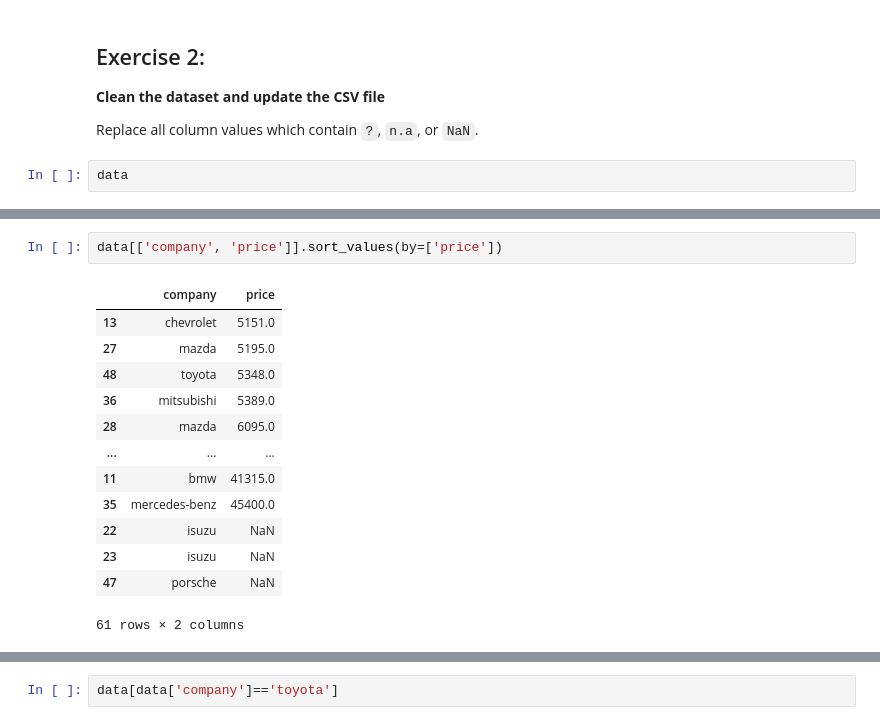
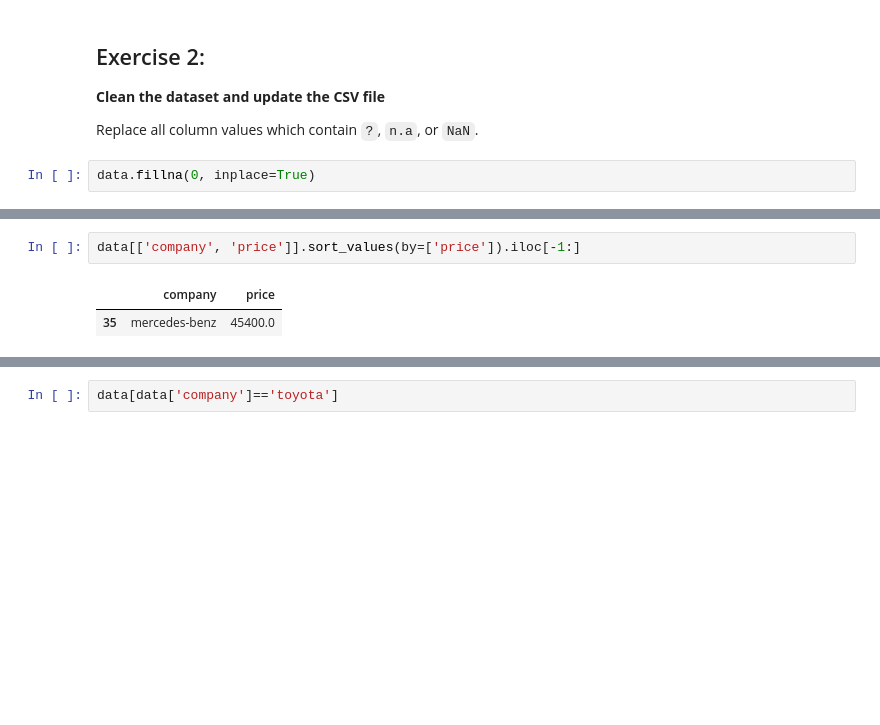
Before and after one commit to hassanoubrahim/M111-Advanced-Python-and-Database-Management, a Jupyter notebook: day01/exercises/04_Pandas.ipynb, the cells around one changed output, grey strips where cells are left out. Saved outputs shown, nothing was run; the diff lists cells and outputs as text; blank space fills up the shorter version.

```diff
--- a/day01/exercises/04_Pandas.ipynb
+++ b/day01/exercises/04_Pandas.ipynb
@@ -24,4 +24,4 @@ Python Pandas printing last 5 rows
 
 Replace all column values which contain `?`, `n.a`, or `NaN`.
 # %%
-data
+data.fillna(0, inplace=True)
@@ -49,21 +35,10 @@ Print most expensive car’s company name and price.
 
 ![pandas_printing_most_costly_car_name.webp](attachment:pandas_printing_most_costly_car_name.webp)
 # %%
-data[['company', 'price']].sort_values(by=['price'])
+data[['company', 'price']].sort_values(by=['price']).iloc[-1:]
 # %% [output]
 |  | company | price |
-| 13 | chevrolet | 5151.0 |
-| 27 | mazda | 5195.0 |
-| 48 | toyota | 5348.0 |
-| 36 | mitsubishi | 5389.0 |
-| 28 | mazda | 6095.0 |
-| ... | ... | ... |
-| 11 | bmw | 41315.0 |
 | 35 | mercedes-benz | 45400.0 |
-| 22 | isuzu | NaN |
-| 23 | isuzu | NaN |
-| 47 | porsche | NaN |
-61 rows × 2 columns
 # %% [markdown]
 ## Exercise 4:
 **Print All Toyota Cars details**
```
Also changed, not shown: parts of 3 cells of this notebook, 1 other file.
